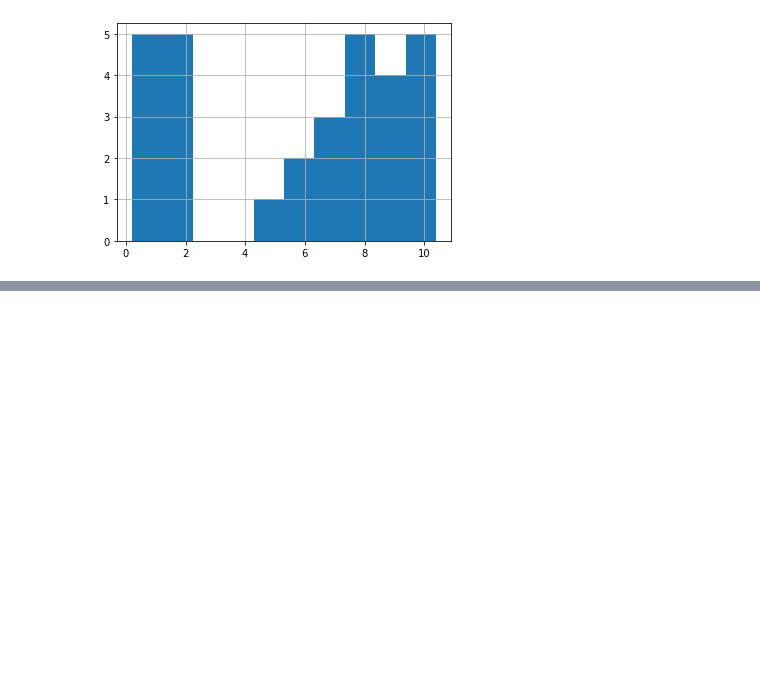
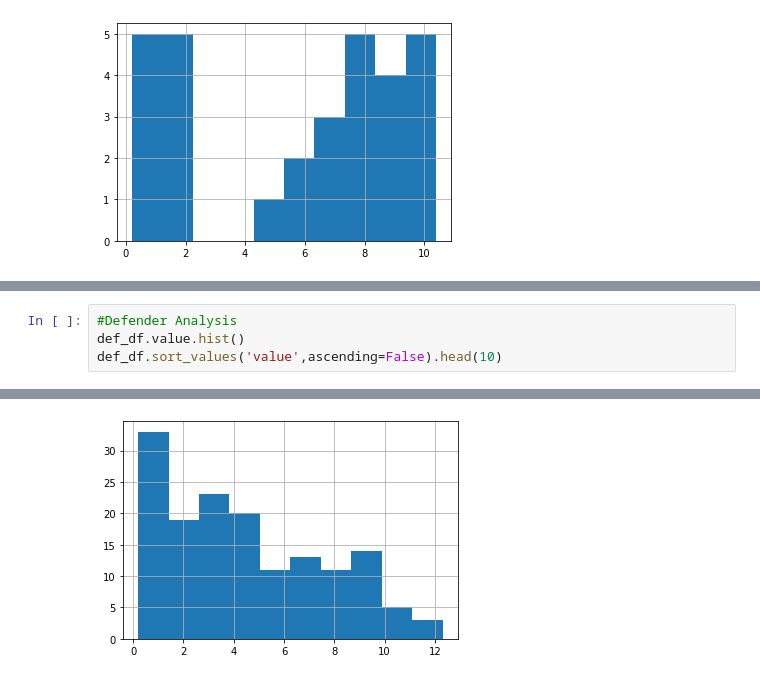
Before and after one commit to Tdavies92/AcademyPublic, a Jupyter notebook: FPL (basic).ipynb, the cells around one changed output, grey strips where cells are left out. Drawn from its saved outputs; the diff is of its cells as text; blank space fills up the shorter version.

```diff
--- a/FPL (basic).ipynb
+++ b/FPL (basic).ipynb
@@ -217,0 +218,5 @@ goal_df.sort_values('value',ascending=False).head(10)
+# %%
+#Defender Analysis
+def_df.value.hist()
+def_df.sort_values('value',ascending=False).head(10)
+# %% [output]
@@ -217,0 +234 @@ goal_df.sort_values('value',ascending=False).head(10)
+[figure, added]
```
Also changed, not shown: parts of 15 cells of this notebook.
